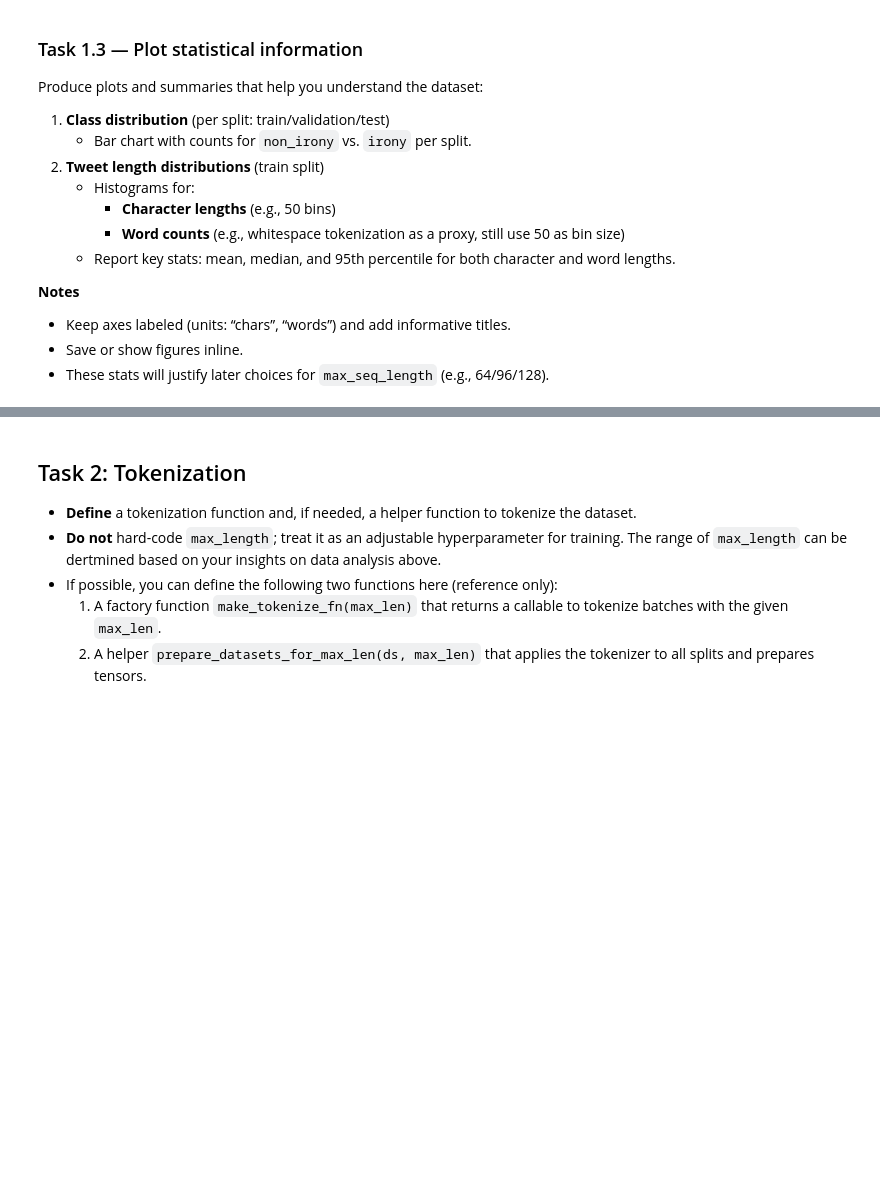
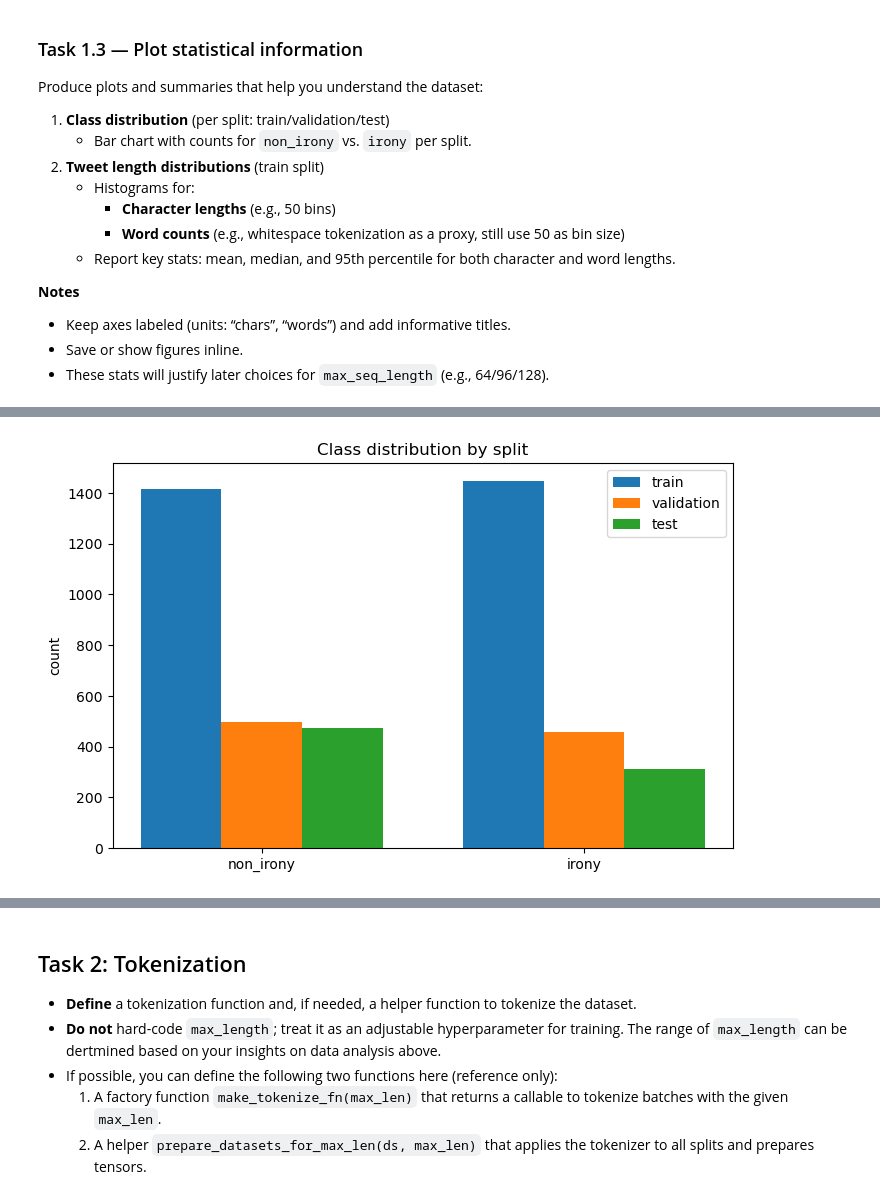
Before and after one commit to KeanuDecleene/714-coding-assignments, a Jupyter notebook: COMPSCI714_Assignment_2_notebook.ipynb, the cells around one changed output, grey strips where cells are left out. Drawn from its saved outputs; the diff is of its cells as text; code cells hidden in the pictures; blank space fills up the shorter version.

```diff
--- a/COMPSCI714_Assignment_2_notebook.ipynb
+++ b/COMPSCI714_Assignment_2_notebook.ipynb
@@ -105,6 +105,7 @@ SUBSET_NAME = "irony"
 
 ds = load_dataset(DATASET_NAME, SUBSET_NAME)
 print({split_name: len(split) for split_name, split in ds.items()})
+print("\n")
 #
 # 2) Extract label names and build mappings
 #    - From ds["train"].features["label"].names obtain label_names
@@ -119,25 +120,39 @@ label2id = {name: i for i, name in enumerate(label_names)}
 print(label_names)
 print(id2label)
 print(label2id)
-#
+print("\n")
+
 # 3) Prepare text fields per split
 #    - Extract lists:
 #        train_texts = ds["train"]["text"]
 #        val_texts   = ds["validation"]["text"]
 #        test_texts  = ds["test"]["text"]
 #    - No modifications to text content yet (keep raw tweets)
-#
+
+train_texts = ds["train"]["text"]
+val_texts = ds["validation"]["text"]
+test_texts = ds["test"]["text"]
+
 # 4) Define helper to compute lengths
 #    - lengths(texts) should return:
 #        - char_lens: number of characters per tweet (len(t))
 #        - word_lens: approximate token count per tweet (len(t.split()))
 #    - Return numpy arrays for downstream stats and plotting
-#
+
+def lengths(texts):
+    char_lens = np.array([len(t) for t in texts])
+    word_lens = np.array([len(t.split()) for t in texts])
+    return char_lens, word_lens
+
 # 5) Compute length arrays for each split
 #    - For train/validation/test texts separately:
 #        train_char, train_word = lengths(train_texts)
 #        val_char,   val_word   = lengths(val_texts)
 #        test_char,  test_word  = lengths(test_texts)
+
+train_char, train_word = lengths(train_texts)
+val_char, val_word = lengths(val_texts)
+test_char, test_word = lengths(test_texts)
 #
 # 6) Summarize train length statistics
 #    - Print for characters and words on the TRAIN split:
@@ -145,7 +160,19 @@ print(label2id)
 #        - median (np.median)
 #        - 95th percentile (np.percentile(..., 95))
 #    - These numbers will inform the tokenizer max_seq_length candidates later
-#
+
+print("Train character stats:")
+print("mean:", train_char.mean())
+print("median:", np.median(train_char))
+print("p95:", np.percentile(train_char, 95))
+print("\n")
+
+print("Train word stats:")
+print("mean:", train_word.mean())
+print("median:", np.median(train_word))
+print("p95:", np.percentile(train_word, 95))
+print("\n")
+
 # 7) Compute class distribution per split
 #    - Implement label_hist(split):
 #        * Read split["label"]
@@ -155,7 +182,18 @@ print(label2id)
 #        val_counts   = label_hist(ds["validation"])
 #        test_counts  = label_hist(ds["test"])
 #    - Print at least train/test class-count dicts for quick inspection
-#
+
+def label_hist(split):
+    labels = split["label"]
+    return {label_names[i]: labels.count(i) for i in range(len(label_names))}
+
+train_counts = label_hist(ds["train"])
+val_counts = label_hist(ds["validation"])
+test_counts = label_hist(ds["test"])
+print(train_counts)
+print(test_counts)
+print("\n")
+
 # 8) Plot class distribution (bar chart)
 #    - Create a grouped bar chart with bars for train/validation/test on the same x-axis
 #      (x positions for classes; width ~0.25; legend for splits)
@@ -163,7 +201,20 @@ print(label2id)
 #    - Add title: "Class distribution by split"
 #    - Add y-axis label: "count"
 #    - Show the figure
-#
+
+x = np.arange(len(label_names))
+width = 0.25
+
+plt.figure(figsize=(8, 5))
+plt.bar(x - width, list(train_counts.values()), width=width, label="train")
+plt.bar(x, list(val_counts.values()), width=width, label="validation")
+plt.bar(x + width, list(test_counts.values()), width=width, label="test")
+plt.xticks(x, label_names)
+plt.ylabel("count")
+plt.title("Class distribution by split")
+plt.legend()
+plt.show()
+
 # 9) Plot tweet length histograms on TRAIN split
 #    - Two separate histograms (NO subplots):
 #        (a) Characters: histogram of train_char with bins=50
@@ -173,6 +224,20 @@ print(label2id)
 #            * Title: "Train tweet lengths (words)"
 #            * x-label: "words", y-label: "count"
 #    - Show each figure after configuration
+
+plt.figure(figsize=(8, 5))
+plt.hist(train_char, bins=50)
+plt.title("Train tweet lengths (chars)")
+plt.xlabel("chars")
+plt.ylabel("count")
+plt.show()
+
+plt.figure(figsize=(8, 5))
+plt.hist(train_word, bins=50)
+plt.title("Train tweet lengths (words)")
+plt.xlabel("words")
+plt.ylabel("count")
+plt.show()
 #
 # 10) Notes / Best Practices
 #    - Keep axes labels and informative titles on all plots.
@@ -180,11 +245,18 @@ print(label2id)
 #    - If class imbalance is evident from the bar chart, note it for later (e.g., F1 reporting, sampling).
 #    - Use these length stats to propose a justified max_seq_length grid
 #      (e.g., around the 95th percentile of word or subword lengths).
-#
-#
+
+
+# some notes:
+# the training split is almost perfectly balanced 1417 non_irony vs 1445 irony, the test split is somewhat
+# imbalanced toward non_irony (473 vs 311). this means macro-F1 could be important later
+# because it is less sensitive to class imbalance.
+
+
 # Deliverables for this step
 #    - Printed: split sizes, label_names, id2label mapping
 #    - Printed: train length stats (chars & words: mean/median/p95)
 #    - Plots: class distribution (train/val/test), histograms of train char/word lengths
 #    - Written justification (in your report/markdown): chosen max_seq_length candidates
 #      for downstream tokenization based on the observed distributions.
+# %% [output]
@@ -190,0 +283 @@ print(label2id)
+[figure, added]
```
Also changed, not shown: parts of 4 cells of this notebook.
